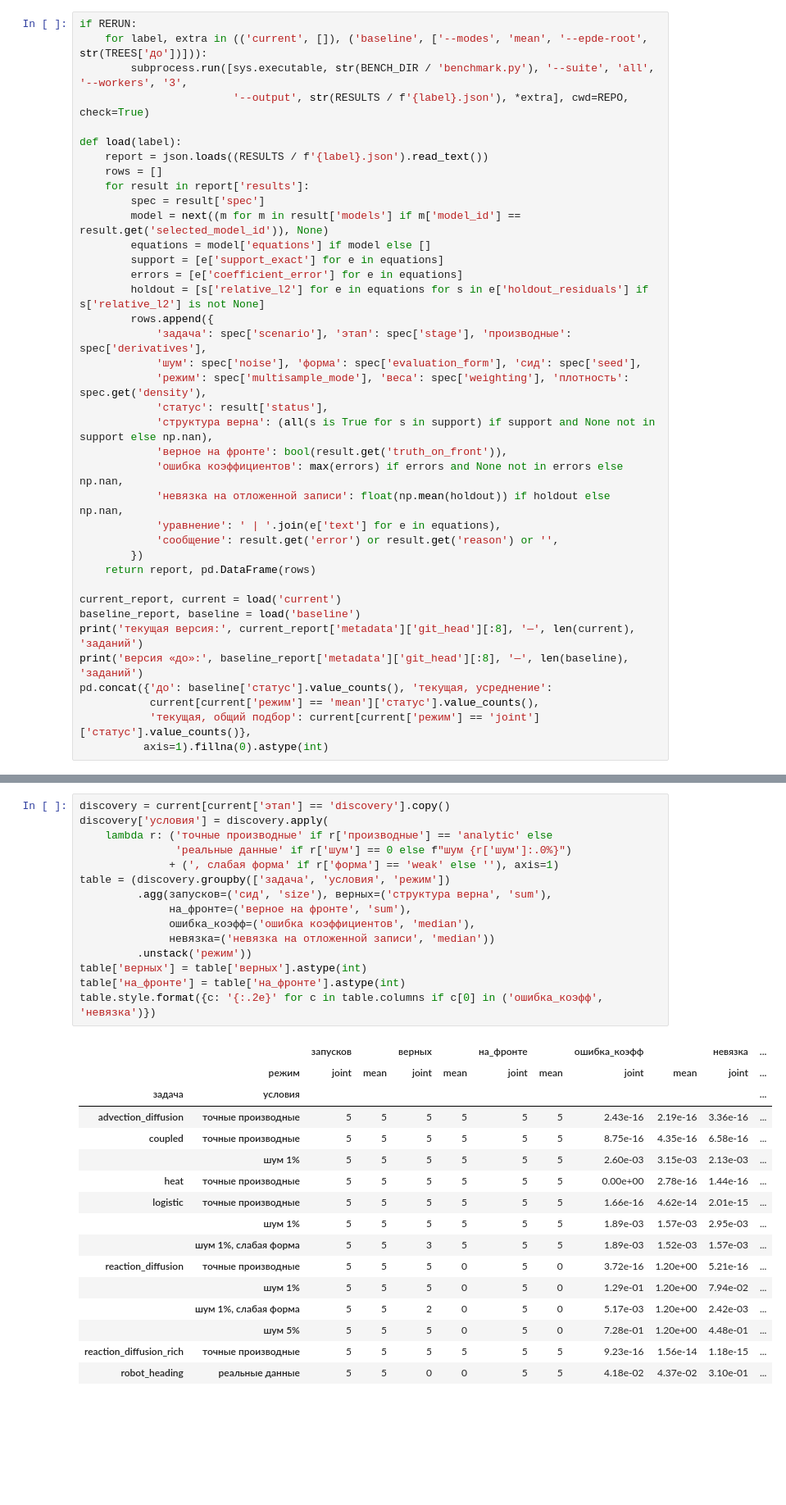
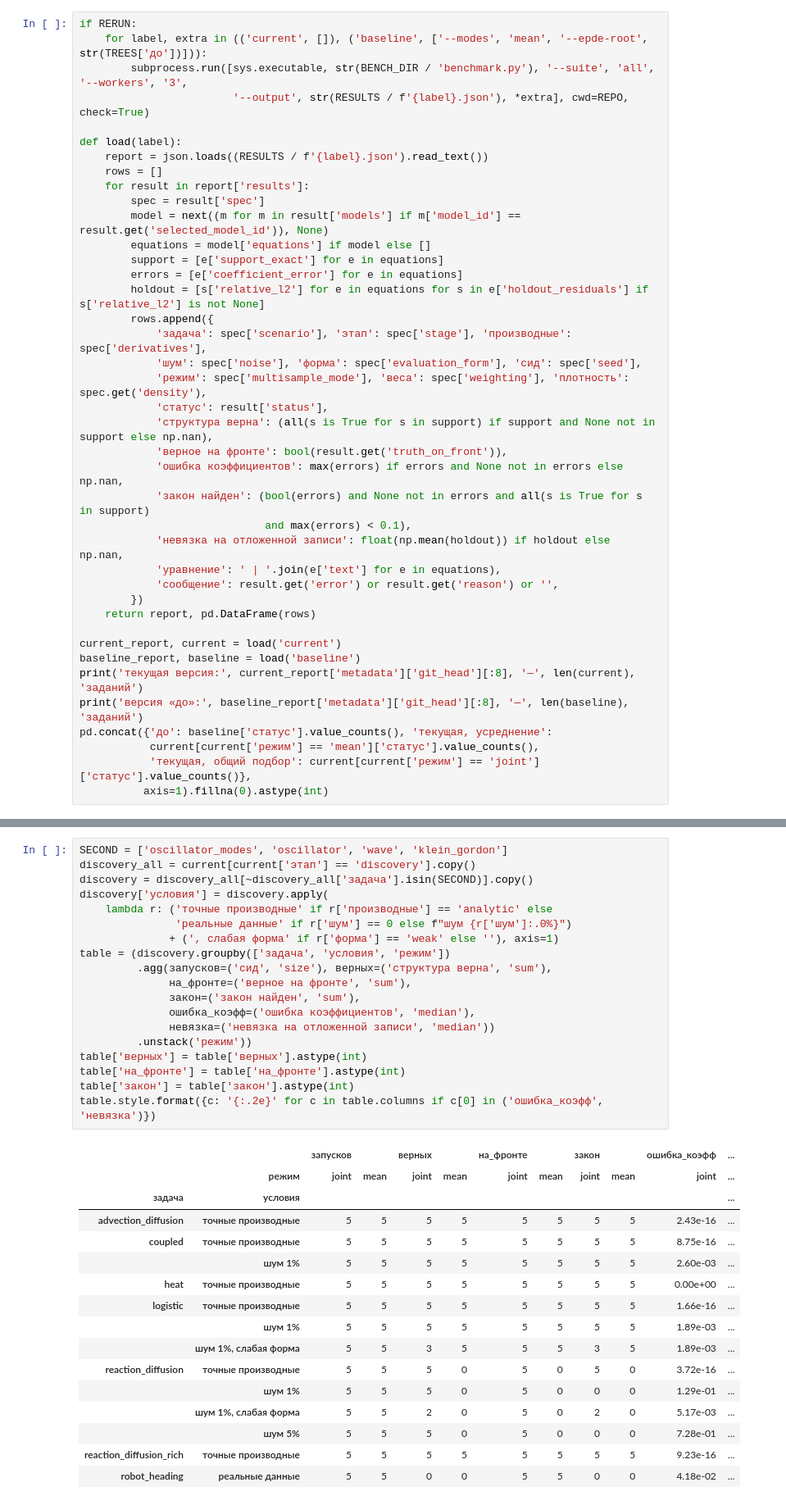
Before and after one commit to MakSoS1/EPDE, a Jupyter notebook: projects/multisample/notebooks/EPDE_multisample_before_after_RU.ipynb, the cells around one changed output, grey strips where cells are left out. Shown at 82% size. Drawn from its saved outputs; the diff is of its cells as text; blank space fills up the shorter version.

```diff
--- a/projects/multisample/notebooks/EPDE_multisample_before_after_RU.ipynb
+++ b/projects/multisample/notebooks/EPDE_multisample_before_after_RU.ipynb
@@ -219,6 +235,8 @@ def load(label):
             'структура верна': (all(s is True for s in support) if support and None not in support else np.nan),
             'верное на фронте': bool(result.get('truth_on_front')),
             'ошибка коэффициентов': max(errors) if errors and None not in errors else np.nan,
+            'закон найден': (bool(errors) and None not in errors and all(s is True for s in support)
+                             and max(errors) < 0.1),
             'невязка на отложенной записи': float(np.mean(holdout)) if holdout else np.nan,
             'уравнение': ' | '.join(e['text'] for e in equations),
             'сообщение': result.get('error') or result.get('reason') or '',
@@ -275,35 +296,39 @@ changed[KEY[:5] + ['сид', 'статус до', 'статус сейчас', '
 # %%
-discovery = current[current['этап'] == 'discovery'].copy()
+SECOND = ['oscillator_modes', 'oscillator', 'wave', 'klein_gordon']
+discovery_all = current[current['этап'] == 'discovery'].copy()
+discovery = discovery_all[~discovery_all['задача'].isin(SECOND)].copy()
 discovery['условия'] = discovery.apply(
     lambda r: ('точные производные' if r['производные'] == 'analytic' else
                'реальные данные' if r['шум'] == 0 else f"шум {r['шум']:.0%}")
               + (', слабая форма' if r['форма'] == 'weak' else ''), axis=1)
 table = (discovery.groupby(['задача', 'условия', 'режим'])
          .agg(запусков=('сид', 'size'), верных=('структура верна', 'sum'),
               на_фронте=('верное на фронте', 'sum'),
+              закон=('закон найден', 'sum'),
               ошибка_коэфф=('ошибка коэффициентов', 'median'),
               невязка=('невязка на отложенной записи', 'median'))
          .unstack('режим'))
 table['верных'] = table['верных'].astype(int)
 table['на_фронте'] = table['на_фронте'].astype(int)
+table['закон'] = table['закон'].astype(int)
 table.style.format({c: '{:.2e}' for c in table.columns if c[0] in ('ошибка_коэфф', 'невязка')})
 # %% [output]
-|  |  | запусков |  | верных |  | на_фронте |  | ошибка_коэфф |  | невязка | ... |
+|  |  | запусков |  | верных |  | на_фронте |  | закон |  | ошибка_коэфф | ... |
 |  | режим | joint | mean | joint | mean | joint | mean | joint | mean | joint | ... |
 | задача | условия |  |  |  |  |  |  |  |  |  | ... |
-| advection_diffusion | точные производные | 5 | 5 | 5 | 5 | 5 | 5 | 2.43e-16 | 2.19e-16 | 3.36e-16 | ... |
-| coupled | точные производные | 5 | 5 | 5 | 5 | 5 | 5 | 8.75e-16 | 4.35e-16 | 6.58e-16 | ... |
-|  | шум 1% | 5 | 5 | 5 | 5 | 5 | 5 | 2.60e-03 | 3.15e-03 | 2.13e-03 | ... |
-| heat | точные производные | 5 | 5 | 5 | 5 | 5 | 5 | 0.00e+00 | 2.78e-16 | 1.44e-16 | ... |
-| logistic | точные производные | 5 | 5 | 5 | 5 | 5 | 5 | 1.66e-16 | 4.62e-14 | 2.01e-15 | ... |
-|  | шум 1% | 5 | 5 | 5 | 5 | 5 | 5 | 1.89e-03 | 1.57e-03 | 2.95e-03 | ... |
-|  | шум 1%, слабая форма | 5 | 5 | 3 | 5 | 5 | 5 | 1.89e-03 | 1.52e-03 | 1.57e-03 | ... |
-| reaction_diffusion | точные производные | 5 | 5 | 5 | 0 | 5 | 0 | 3.72e-16 | 1.20e+00 | 5.21e-16 | ... |
-|  | шум 1% | 5 | 5 | 5 | 0 | 5 | 0 | 1.29e-01 | 1.20e+00 | 7.94e-02 | ... |
-|  | шум 1%, слабая форма | 5 | 5 | 2 | 0 | 5 | 0 | 5.17e-03 | 1.20e+00 | 2.42e-03 | ... |
-|  | шум 5% | 5 | 5 | 5 | 0 | 5 | 0 | 7.28e-01 | 1.20e+00 | 4.48e-01 | ... |
-| reaction_diffusion_rich | точные производные | 5 | 5 | 5 | 5 | 5 | 5 | 9.23e-16 | 1.56e-14 | 1.18e-15 | ... |
-| robot_heading | реальные данные | 5 | 5 | 0 | 0 | 5 | 5 | 4.18e-02 | 4.37e-02 | 3.10e-01 | ... |
+| advection_diffusion | точные производные | 5 | 5 | 5 | 5 | 5 | 5 | 5 | 5 | 2.43e-16 | ... |
+| coupled | точные производные | 5 | 5 | 5 | 5 | 5 | 5 | 5 | 5 | 8.75e-16 | ... |
+|  | шум 1% | 5 | 5 | 5 | 5 | 5 | 5 | 5 | 5 | 2.60e-03 | ... |
+| heat | точные производные | 5 | 5 | 5 | 5 | 5 | 5 | 5 | 5 | 0.00e+00 | ... |
+| logistic | точные производные | 5 | 5 | 5 | 5 | 5 | 5 | 5 | 5 | 1.66e-16 | ... |
+|  | шум 1% | 5 | 5 | 5 | 5 | 5 | 5 | 5 | 5 | 1.89e-03 | ... |
+|  | шум 1%, слабая форма | 5 | 5 | 3 | 5 | 5 | 5 | 3 | 5 | 1.89e-03 | ... |
+| reaction_diffusion | точные производные | 5 | 5 | 5 | 0 | 5 | 0 | 5 | 0 | 3.72e-16 | ... |
+|  | шум 1% | 5 | 5 | 5 | 0 | 5 | 0 | 0 | 0 | 1.29e-01 | ... |
+|  | шум 1%, слабая форма | 5 | 5 | 2 | 0 | 5 | 0 | 2 | 0 | 5.17e-03 | ... |
+|  | шум 5% | 5 | 5 | 5 | 0 | 5 | 0 | 0 | 0 | 7.28e-01 | ... |
+| reaction_diffusion_rich | точные производные | 5 | 5 | 5 | 5 | 5 | 5 | 5 | 5 | 9.23e-16 | ... |
+| robot_heading | реальные данные | 5 | 5 | 0 | 0 | 5 | 5 | 0 | 0 | 4.18e-02 | ... |
 # %%
 rates = (discovery.groupby(['задача', 'условия', 'режим'])['структура верна'].mean().unstack('режим'))
 labels = [f'{t}\n{c}' for t, c in rates.index]
```
Also changed, not shown: parts of 16 cells of this notebook, 1 other file.
